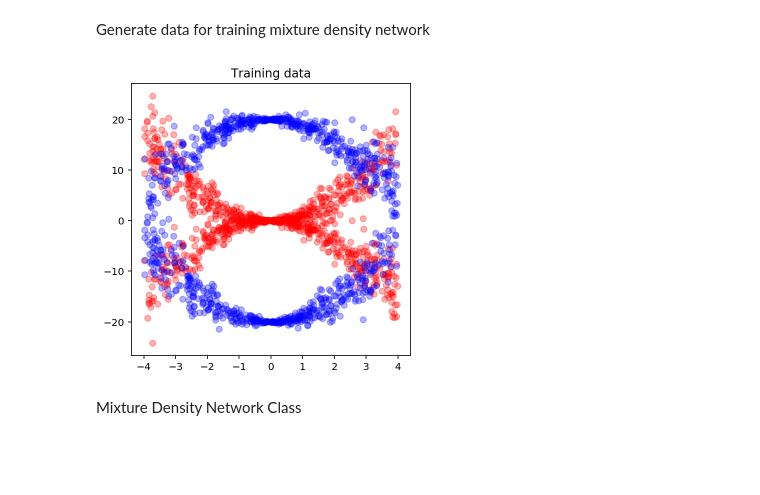
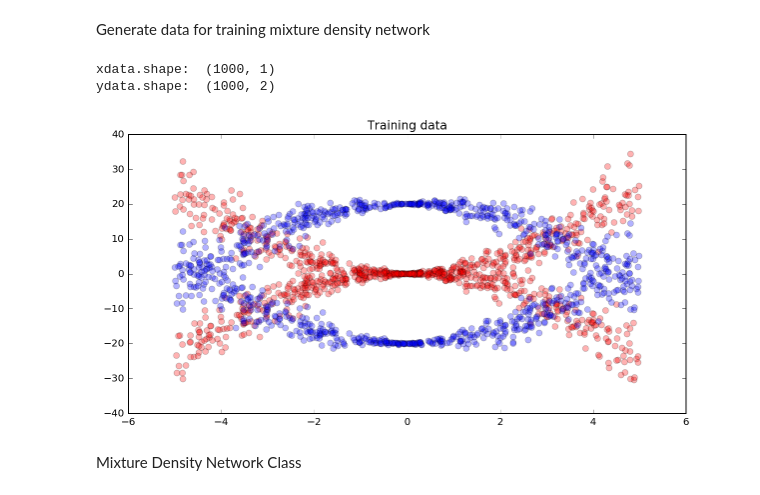
Before and after one commit to sjchoi86/deep-uncertainty, a Jupyter notebook: code/demo_basic_mdn.ipynb, the cells around one changed output. Saved outputs shown, nothing was run; the diff lists cells and outputs as text; code cells hidden in the pictures; blank space fills up the shorter version.

```diff
--- a/code/demo_basic_mdn.ipynb
+++ b/code/demo_basic_mdn.ipynb
@@ -15,16 +15,21 @@ Packages loaded
 Generate data for training mixture density network
 # %%
 """ Get Data """
-xdata,_ydata,_zdata = get_data4mdn(_xmin=-4.,_xmax=4.,_bias=20,_nsample=1e3)
+xdata,_ydata,_zdata = get_data4mdn(_xmin=-5.,_xmax=5.,_bias=20,_nsample=1e3)
 ydata = np.concatenate((_ydata,_zdata),axis=1)
+""" Print """
+print 'xdata.shape: ',xdata.shape
+print 'ydata.shape: ',ydata.shape
 """ Plot """
-plt.figure(figsize=(5,5))
+plt.figure(figsize=(10,5))
 plt.plot(xdata,ydata[:,0],'ro',alpha=0.3)
 plt.plot(xdata,ydata[:,1],'bo',alpha=0.3)
 plt.title('Training data')
 plt.show()
 # %% [output]
+xdata.shape:  (1000, 1)
+ydata.shape:  (1000, 2)
-[figure, old version]
+[figure, new version]
 # %% [markdown]
 Mixture Density Network Class
 # %%
```
Also changed, not shown: parts of 3 cells of this notebook.
